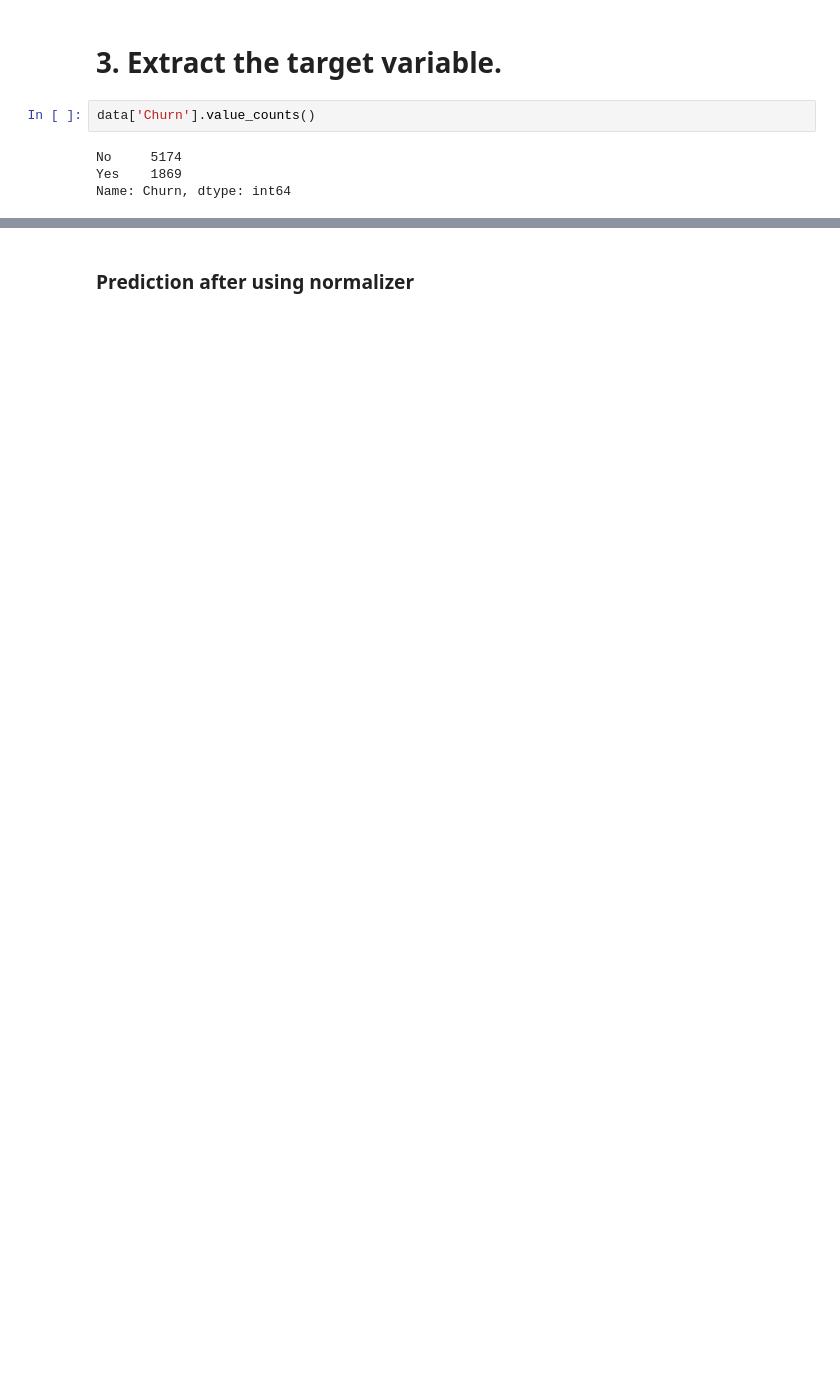
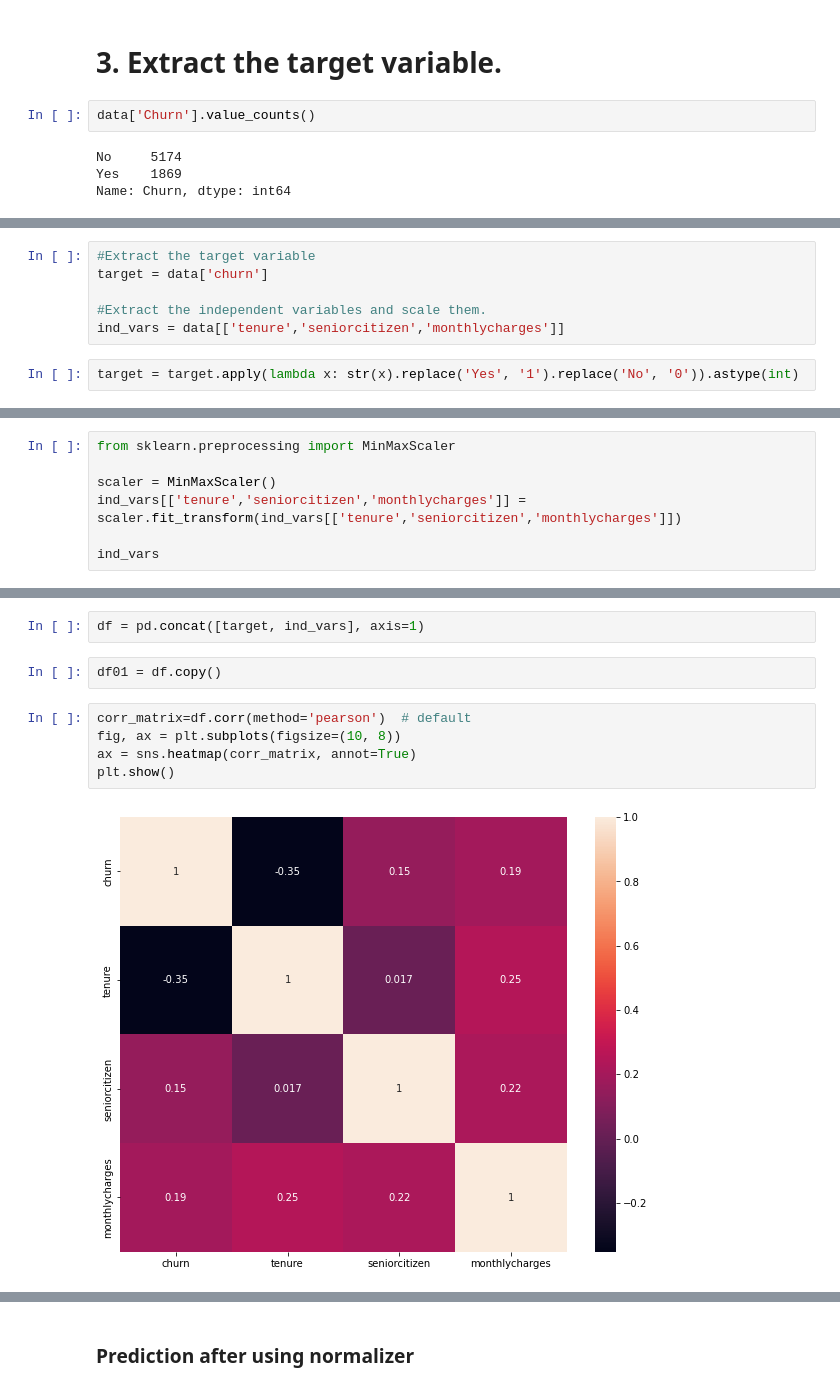
Before and after one commit to radhikagokhale/lab-imbalanced-data, a Jupyter notebook: solution.ipynb, the cells around one changed output, grey strips where cells are left out. Cells and saved outputs as stored; diff of their text form; blank space fills up the shorter version.

```diff
--- a/solution.ipynb
+++ b/solution.ipynb
@@ -139,0 +117,8 @@ weighted avg       0.77      0.78      0.77      1409
+# %%
+#Extract the target variable
+target = data['churn']
+
+#Extract the independent variables and scale them.
+ind_vars = data[['tenure','seniorcitizen','monthlycharges']]
+# %%
+target = target.apply(lambda x: str(x).replace('Yes', '1').replace('No', '0')).astype(int)
@@ -139,0 +127,7 @@ weighted avg       0.77      0.78      0.77      1409
+# %%
+from sklearn.preprocessing import MinMaxScaler
+
+scaler = MinMaxScaler()
+ind_vars[['tenure','seniorcitizen','monthlycharges']] = scaler.fit_transform(ind_vars[['tenure','seniorcitizen','monthlycharges']])
+
+ind_vars
@@ -139,0 +153,11 @@ weighted avg       0.77      0.78      0.77      1409
+# %%
+df = pd.concat([target, ind_vars], axis=1)
+# %%
+df01 = df.copy()
+# %%
+corr_matrix=df.corr(method='pearson')  # default
+fig, ax = plt.subplots(figsize=(10, 8))
+ax = sns.heatmap(corr_matrix, annot=True)
+plt.show()
+# %% [output]
+[figure, new version]
```
Also changed, not shown: parts of 35 cells of this notebook.
